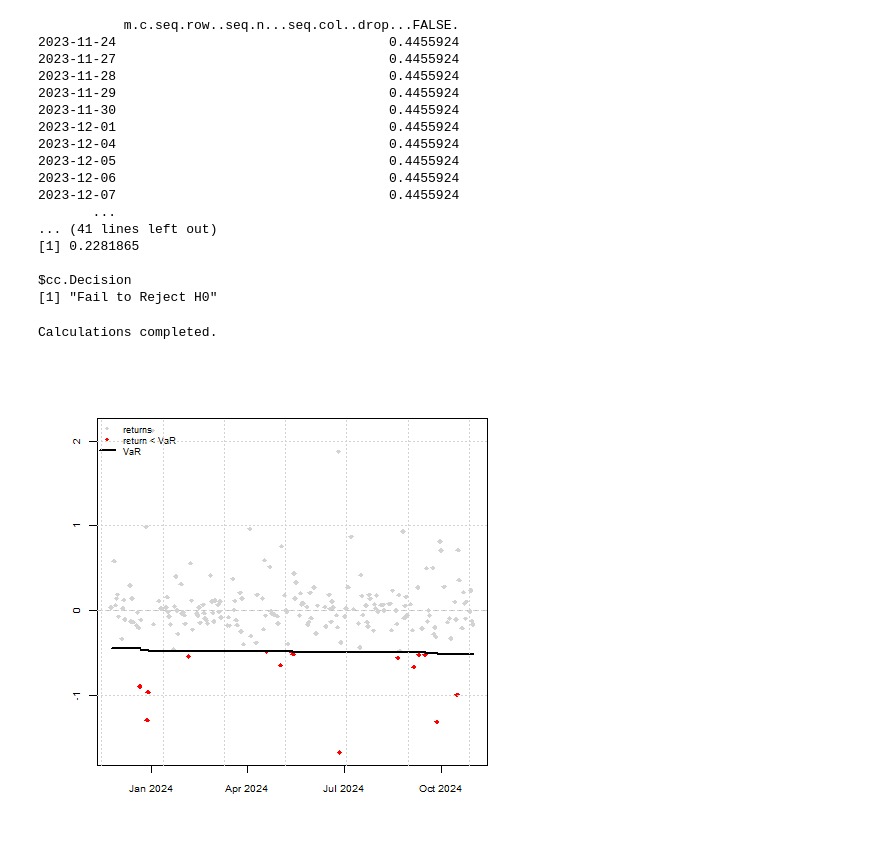
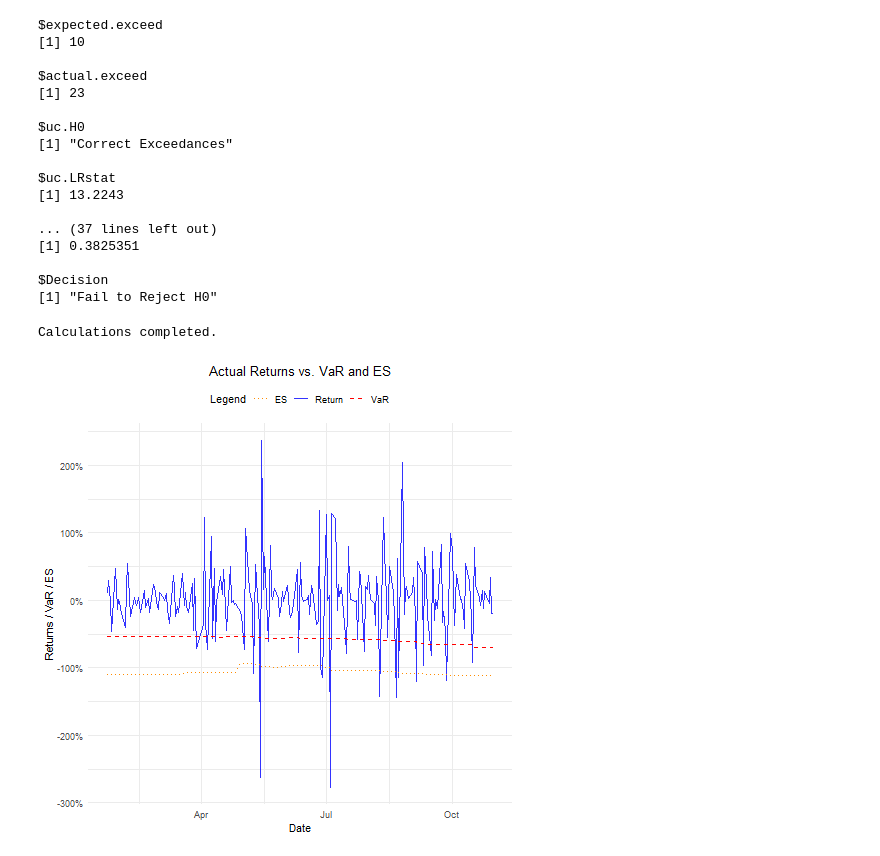
Before and after one commit to chrisdybdahl/var-es-toolbox, a Jupyter notebook: notebooks/03_model_training.ipynb, the cells around one changed output. Cells and saved outputs as stored; diff of their text form; code cells hidden in the pictures.

```diff
--- a/notebooks/03_model_training.ipynb
+++ b/notebooks/03_model_training.ipynb
@@ -113,11 +69,11 @@ library(xts)
 library(psych)
 library(ggplot2)
 library(parallel)
+library(dplyr)
 
-num_cores <- detectCores()
-
-names(df)[names(df) == "DBc1_return"] <- "Return"
-returns <- xts(tail(df$Return, n), order.by = tail(df$Date, n))
+names(df)[names(df) == asset] <- "Return"
+dates <- tail(df$Date, n)
+returns <- xts(tail(df$Return, n), order.by = dates)
 
 desc_stat <- psych::describe(df_all)
 print(desc_stat)
@@ -127,4 +83,32 @@ ggplot(df, aes(x=Date, y=Return)) +
     ggtitle("DBc1 Returns") +
     xlab("Date") +
     ylab("Return (%)")
+
+# Define the function for plotting returns, VaR, and ES
+plot_var_es <- function(dates, returns, var, es) {
+  # Create a data frame for plotting
+  plot_data <- data.frame(
+    Date = dates,
+    Return = returns,
+    VaR = var,
+    ES = es
+  )
+
+  # Generate the plot using ggplot2 with labels
+  ggplot(plot_data, aes(x = Date)) +
+    geom_line(aes(y = Return, color = "Return"), linewidth = 0.7, alpha = 0.8) +    # Actual returns
+    geom_line(aes(y = VaR, color = "VaR"), linetype = "dashed", linewidth = 0.7) + # VaR
+    geom_line(aes(y = ES, color = "ES"), linetype = "dotted", linewidth = 0.7) +   # ES
+    ggtitle("Actual Returns vs. VaR and ES") +
+    xlab("Date") +
+    ylab("Returns / VaR / ES") +
+    theme_minimal() +
+    theme(
+      plot.title = element_text(hjust = 0.5),
+      legend.position = "top"
+    ) +
+    scale_color_manual(values = c("Return" = "blue", "VaR" = "red", "ES" = "darkorange")) +
+    scale_y_continuous(labels = scales::percent) +
+    labs(color = "Legend")
+}
 # %% [output]
@@ -135,30 +149,37 @@ R error message: "Error in (function (expr, envir = parent.frame(), enclos = if
 # %%
 %%R
 source(r_non_param_path)
 
-var <- - forecast_u_HS_var(df, c, n, m)
+result <- forecast_u_HS_var(df, c, n, m)
+
+var <- -result$VaR
 VaRplot(c, returns, var)
 print(VaRTest(c, returns, var))
+
+es <- -result$ES
+print(ESTest(c, returns, es, var))
+
+plot_var_es(dates, returns, var, es)
 # %% [output]
-           m.c.seq.row..seq.n...seq.col..drop...FALSE.
-2023-11-24                                   0.4455924
-2023-11-27                                   0.4455924
-2023-11-28                                   0.4455924
-2023-11-29                                   0.4455924
-2023-11-30                                   0.4455924
-2023-12-01                                   0.4455924
-2023-12-04                                   0.4455924
-2023-12-05                                   0.4455924
-2023-12-06                                   0.4455924
-2023-12-07                                   0.4455924
-       ...
-... (41 lines left out)
-[1] 0.2281865
+$expected.exceed
+[1] 10
 
-$cc.Decision
+$actual.exceed
+[1] 23
+
+$uc.H0
+[1] "Correct Exceedances"
+
+$uc.LRstat
+[1] 13.2243
+
+... (37 lines left out)
+[1] 0.3825351
+
+$Decision
 [1] "Fail to Reject H0"
 Calculations completed.
-[figure, old version]
+[figure, new version]
 # %%
 %%R
 source(r_non_param_path)
```
Also changed, not shown: parts of 17 cells of this notebook, 7 other files.
